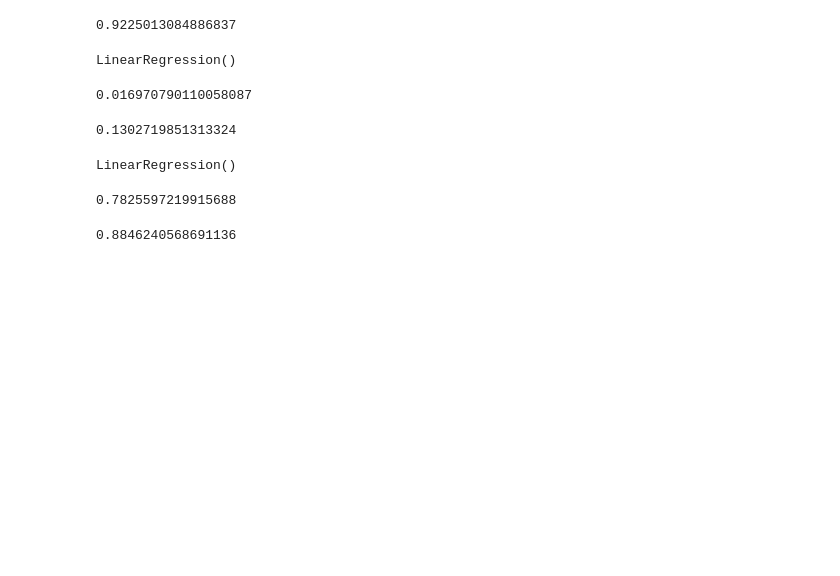
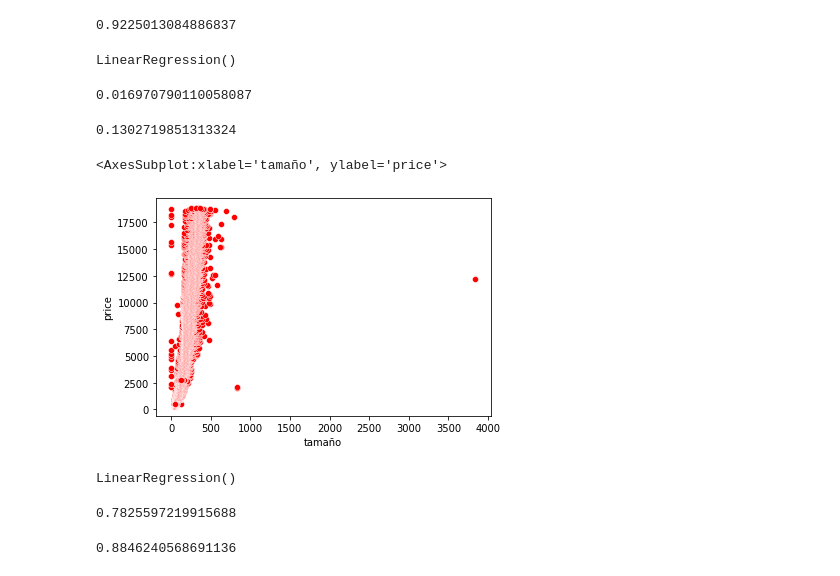
Before and after one commit to MaferLedmar/Actividad1, a Jupyter notebook: actividad_1.ipynb, the cells around one changed output. Cells and saved outputs as stored; diff of their text form; code cells hidden in the pictures; blank space fills up the shorter version.

```diff
--- a/actividad_1.ipynb
+++ b/actividad_1.ipynb
@@ -259,6 +259,16 @@ coef_Correl_m3
 #Declaramos las variables dependientes e independientes para la regresión lineal
 Vars_Indep7= data2[['x', 'y', 'z']]
 Var_Dep7= data2['price']
+# %%
+tamaño = data2['x']*data2['y']*data2['z']
+data3=data2.copy()
+data3.insert(loc=0, column='tamaño', value=tamaño)
+data3
+# %%
+sns.scatterplot(x='tamaño', y='price', color="red", data=data3)
+# %% [output]
+<AxesSubplot:xlabel='tamaño', ylabel='price'>
+[figure, added]
 # %%
 model.fit(X=Vars_Indep7, y=Var_Dep7)
 # %% [output]
```
Also changed, not shown: parts of 2 cells of this notebook.
